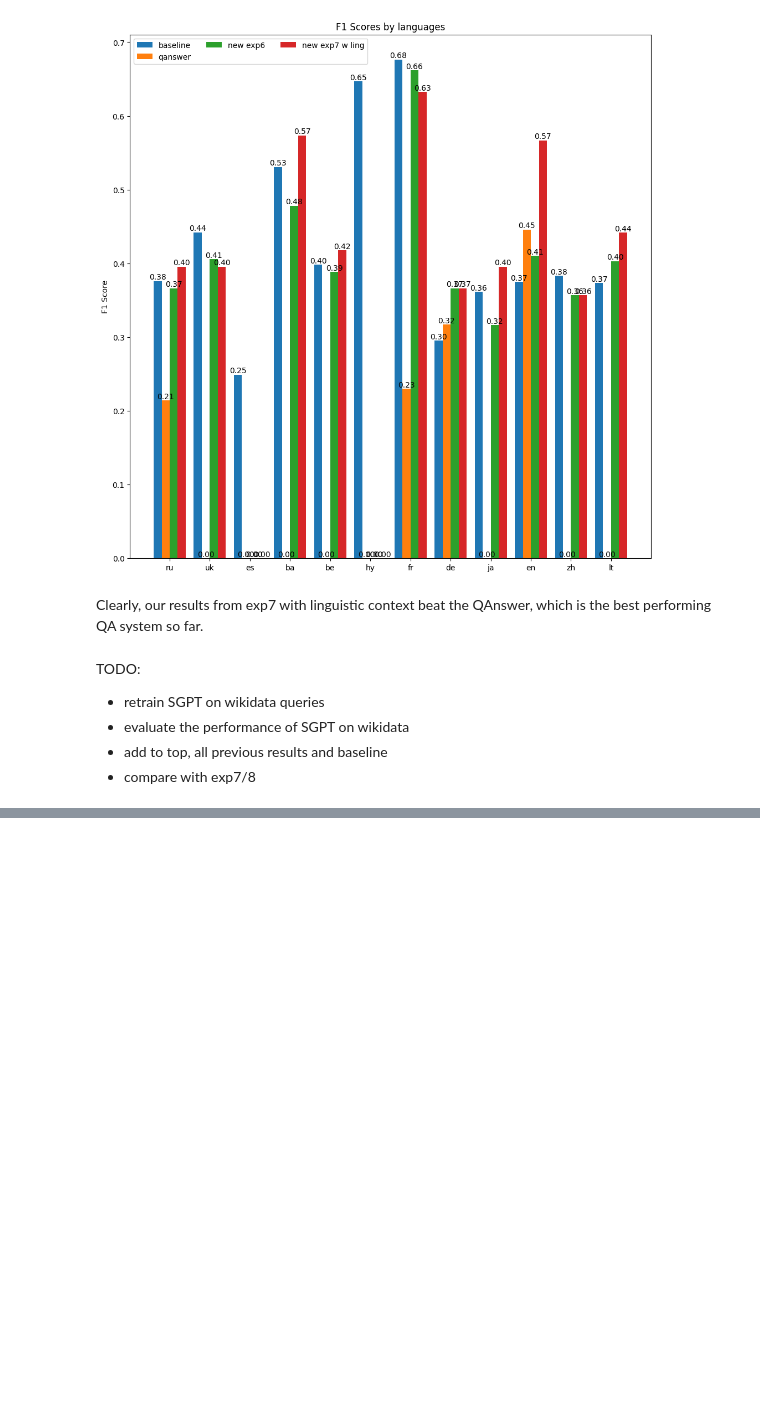
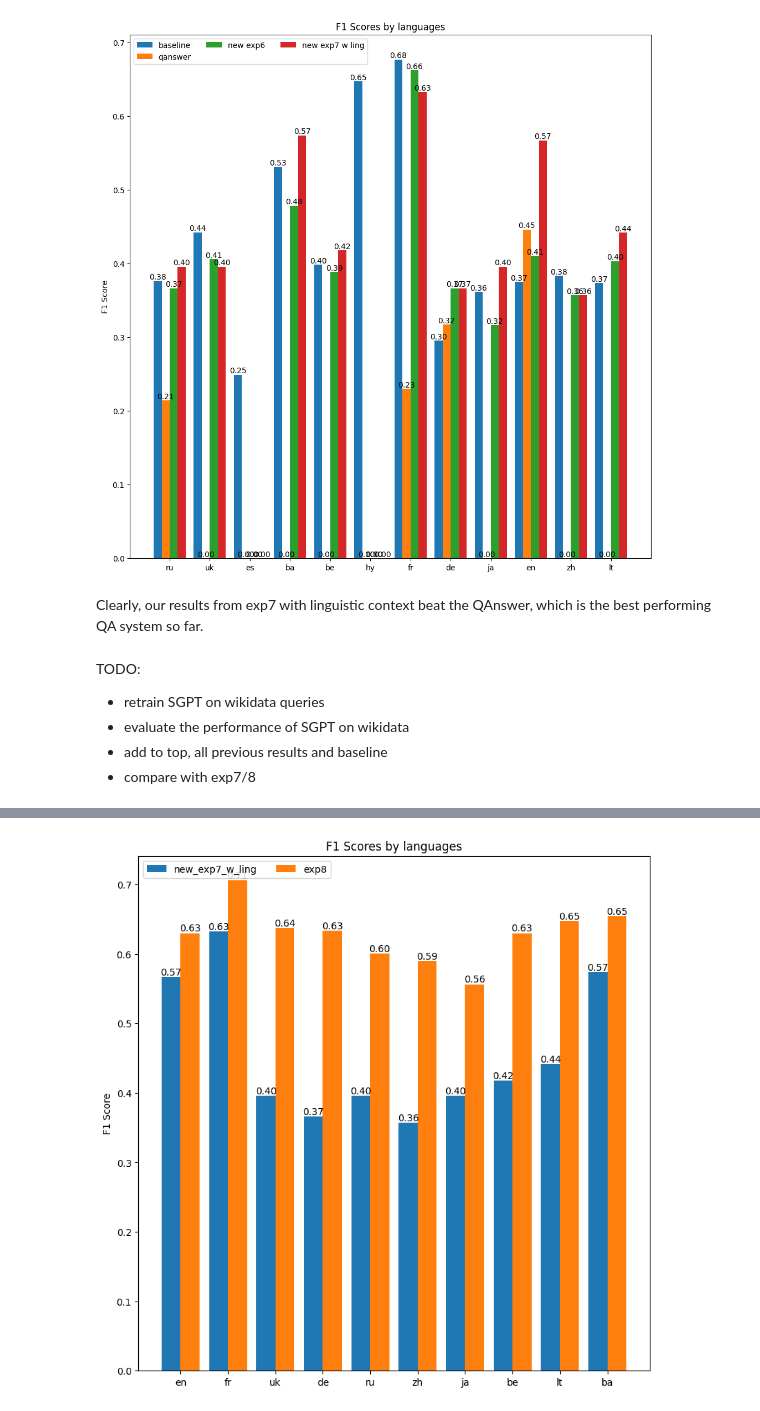
Before and after one commit to dice-group/MST5, a Jupyter notebook: notebooks/eval_results.ipynb, the cells around one changed output, grey strips where cells are left out. Saved outputs shown, nothing was run; the diff lists cells and outputs as text; code cells hidden in the pictures; blank space fills up the shorter version.

```diff
--- a/notebooks/eval_results.ipynb
+++ b/notebooks/eval_results.ipynb
@@ -858,0 +893,7 @@ TODO:
+# %%
+plot({
+    "new_exp7_w_ling": new_exp7_w_ling,
+    "exp8": exp8
+})
+# %% [output]
+[figure, added]
```
Also changed, not shown: parts of 4 cells of this notebook, 2 other files.
